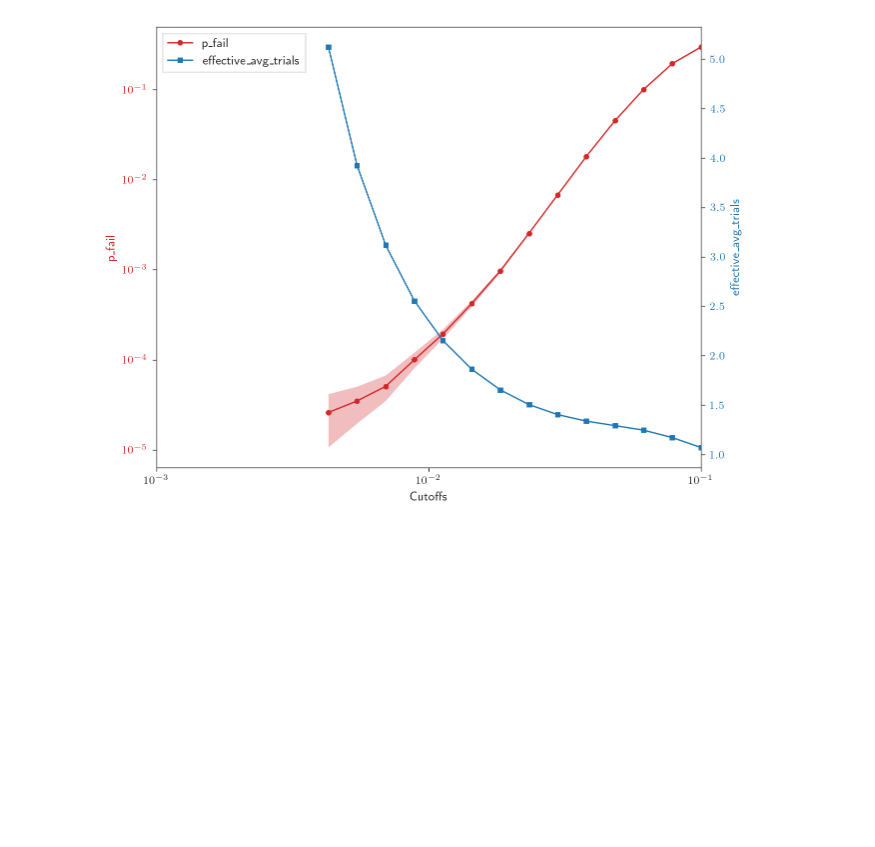
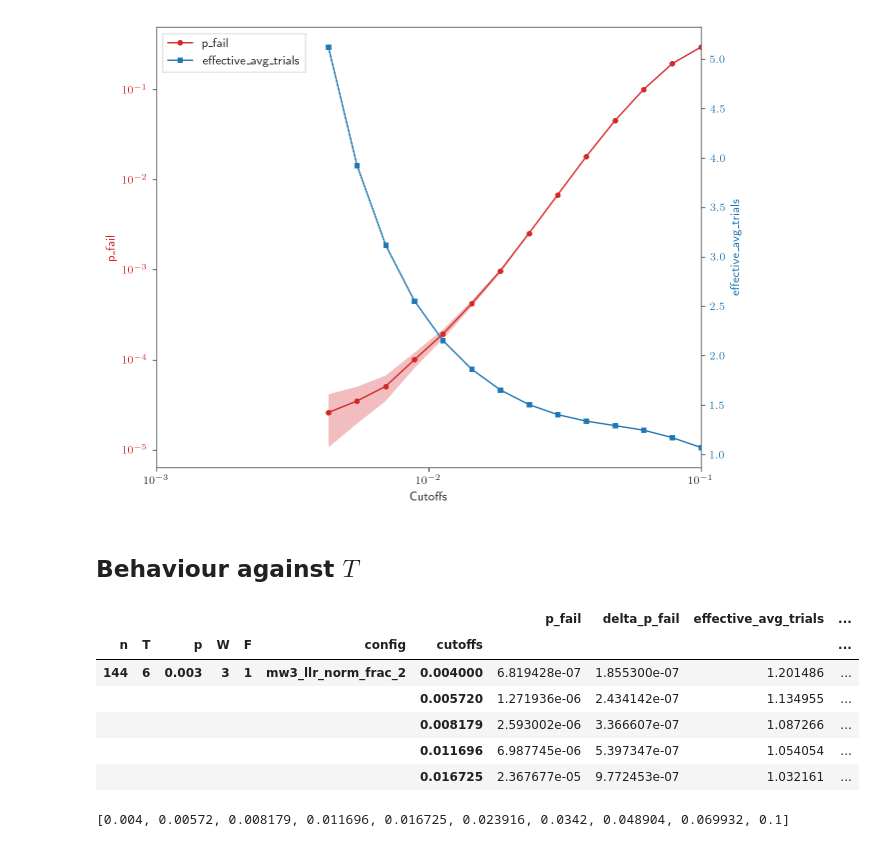
Before and after one commit to seokhyung-lee/ldpc-post-selection, a Jupyter notebook: simulations/analysis/notebooks/bb_sliding_window_analysis.ipynb, the cells around one changed output. Drawn from its saved outputs; the diff is of its cells as text; code cells hidden in the pictures; blank space fills up the shorter version.

```diff
--- a/simulations/analysis/notebooks/bb_sliding_window_analysis.ipynb
+++ b/simulations/analysis/notebooks/bb_sliding_window_analysis.ipynb
@@ -490,3 +490,47 @@ ax1.set_xlim(1e-3, 0.1)
 # %% [output]
 (0.001, 0.1)
 [figure]
+# %% [markdown]
+## Behaviour against $T$
+# %%
+from simulations.analysis.data_collectors.data_collection import DATA_DIR
+
+prms_list = [(144, T, 3e-3, 3, 1) for T in range(6, 25, 3)]
+all_dfs = []
+keys = ["cutoffs", "p_fail", "delta_p_fail", "effective_avg_trials", "p_abort"]
+
+for prms in prms_list:
+    n, T, p, W, F = prms
+    data_dir = os.path.join(
+        DATA_DIR, "real_time_post_selection/bb", f"n{n}_T{T}_p{p}_W{W}_F{F}"
+    )
+    fnames = sorted(os.listdir(data_dir))
+
+    for fname in fnames:
+        config = fname.split(".")[0]
+        with open(os.path.join(data_dir, fname), "rb") as f:
+            df = pickle.load(f)
+
+        df_data = pd.DataFrame({key: df[key] for key in keys})
+        df_data["n"] = n
+        df_data["T"] = T
+        df_data["p"] = p
+        df_data["W"] = W
+        df_data["F"] = F
+        df_data["config"] = config
+        all_dfs.append(df_data)
+
+dfs_rtps_combined = pd.concat(all_dfs, ignore_index=True).set_index(
+    ["n", "T", "p", "W", "F", "config", "cutoffs"]
+)
+dfs_rtps_combined.sort_index(inplace=True)
+
+dfs_rtps_combined.head()
+# %% [output]
+|  |  |  |  |  |  |  | p_fail | delta_p_fail | effective_avg_trials | ... |
+| n | T | p | W | F | config | cutoffs |  |  |  | ... |
+| 144 | 6 | 0.003 | 3 | 1 | mw3_llr_norm_frac_2 | 0.004000 | 6.819428e-07 | 1.855300e-07 | 1.201486 | ... |
+|  |  |  |  |  |  | 0.005720 | 1.271936e-06 | 2.434142e-07 | 1.134955 | ... |
+|  |  |  |  |  |  | 0.008179 | 2.593002e-06 | 3.366607e-07 | 1.087266 | ... |
+|  |  |  |  |  |  | 0.011696 | 6.987745e-06 | 5.397347e-07 | 1.054054 | ... |
+|  |  |  |  |  |  | 0.016725 | 2.367677e-05 | 9.772453e-07 | 1.032161 | ... |
@@ -492,0 +567,5 @@ ax1.set_xlim(1e-3, 0.1)
+# %%
+unique_cutoffs = sorted(dfs_rtps_combined.index.get_level_values("cutoffs").unique())
+print(unique_cutoffs)
+# %% [output]
+[0.004, 0.00572, 0.008179, 0.011696, 0.016725, 0.023916, 0.0342, 0.048904, 0.069932, 0.1]
```
Also changed, not shown: parts of 3 cells of this notebook, 7 other files.
